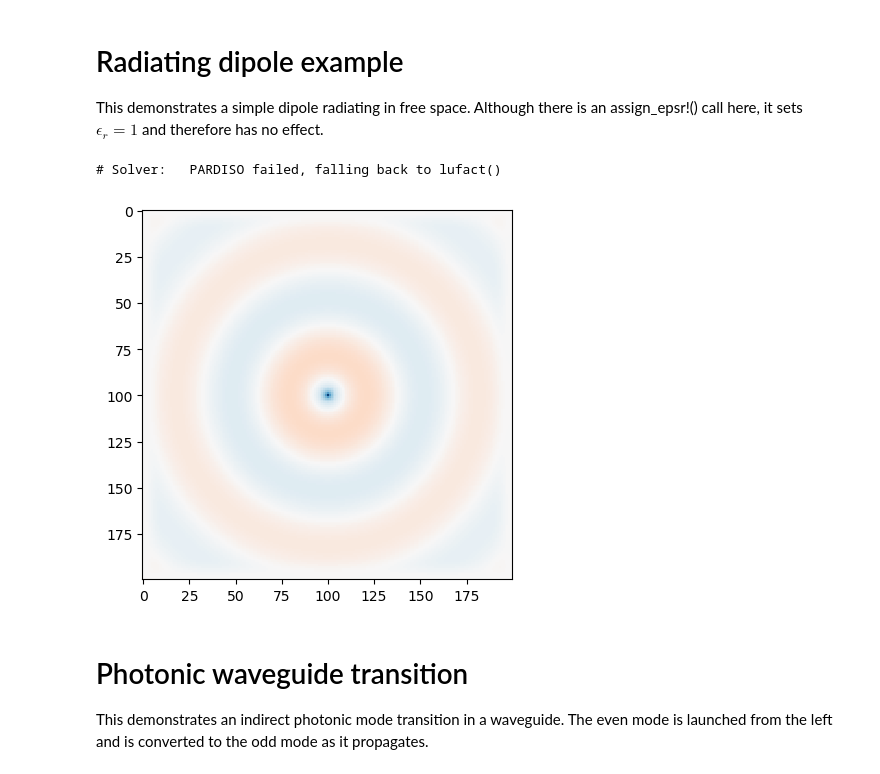
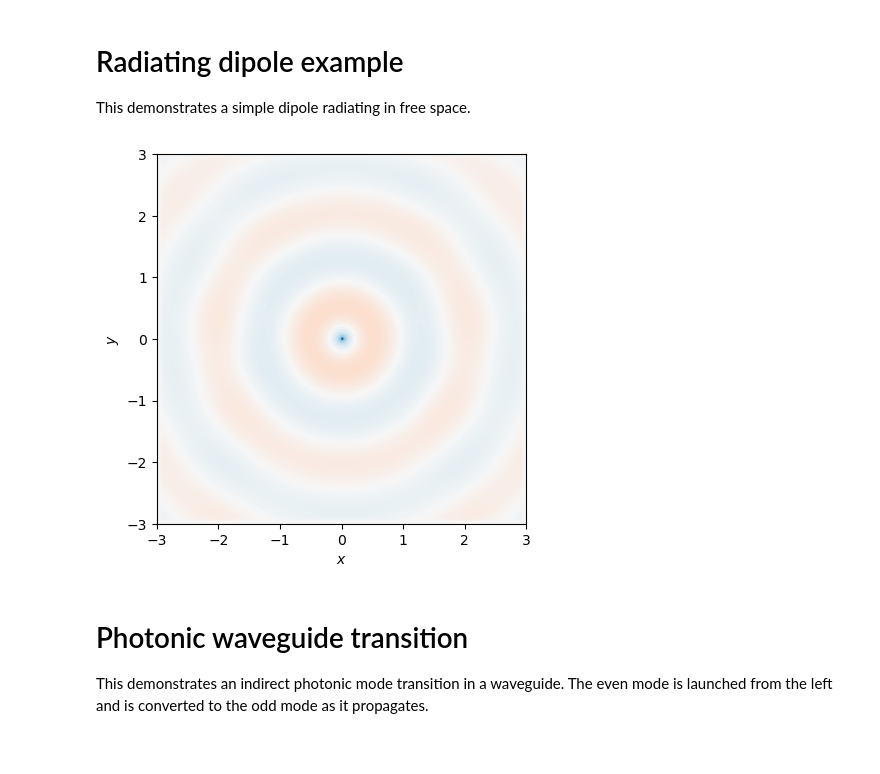
Before and after one commit to fancompute/FDFD.jl, a Jupyter notebook: Examples_FDFD_jl.ipynb, the cells around one changed output. Cells and saved outputs as stored; diff of their text form; code cells hidden in the pictures.

```diff
--- a/Examples_FDFD_jl.ipynb
+++ b/Examples_FDFD_jl.ipynb
@@ -4,24 +3,14 @@ using fdfd, PyPlot
 # %% [markdown]
 # Radiating dipole example
-This demonstrates a simple dipole radiating in free space. Although there is an assign_epsr!() call here, it sets $\epsilon_r = 1$ and therefore has no effect.
+This demonstrates a simple dipole radiating in free space.
-# %%
-omega = 2*pi*200e12
-N = (200,200);
-Npml = (15,15)
-xrange = (-2.5e-6,2.5e-6);
-yrange = (-2.5e-6,2.5e-6);
-geom = Geometry2D(N, Npml, xrange, yrange);
-
-region_func(x,y) = -0.25e-6<=x<=0.25e-6 && -0.1e-6<=y<=0.1e-6;
-setϵᵣ!(geom, region_func, 1);
-setpointJ!(geom, (0, 0));
-
-(Ez, Hx, Hy) = solve_driven_TM(geom, omega);
-imshow(real.(Ez), cmap="RdBu", vmin=-maximum(abs.(Ez)),vmax=maximum(abs.(Ez)));
-show();
-# %% [output]
-# Solver:   PARDISO failed, falling back to lufact()
-[figure, removed]
+# %%
+grid0 = Grid(0.01, [15 15], [-3 3], [-3 3]);
+dev0  = Device(grid0, 2*π*200e12);
+setup_src!(dev0, [0 0]);
+field_dipole = solve(dev0);
+plot_field(field_dipole,funcz=real);
+# %% [output]
+[figure, added]
 # %% [markdown]
 # Photonic waveguide transition
 This demonstrates an indirect photonic mode transition in a waveguide. The even mode is launched from the left and is converted to the odd mode as it propagates.
```
Also changed, not shown: parts of 10 cells of this notebook.
